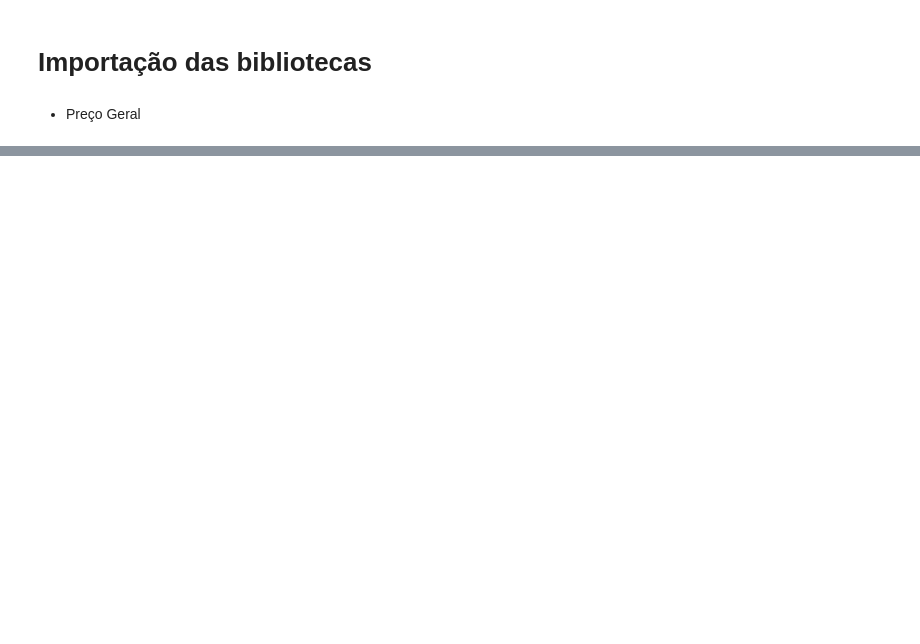
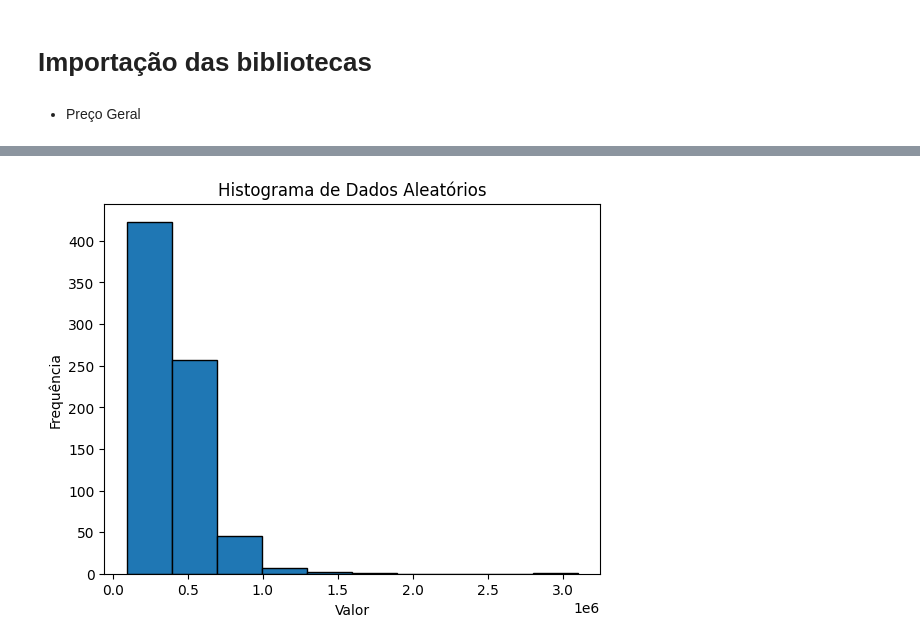
Before and after one commit to rodrigorocha1/extracao_viva_real_selenium, a Jupyter notebook: notebooks_exemplo/visualizacaov2.ipynb, the cells around one changed output, grey strips where cells are left out. Saved outputs shown, nothing was run; the diff lists cells and outputs as text; code cells hidden in the pictures; blank space fills up the shorter version.

```diff
--- a/notebooks_exemplo/visualizacaov2.ipynb
+++ b/notebooks_exemplo/visualizacaov2.ipynb
@@ -438,0 +350,18 @@ sns.histplot(dados_sumarezinho, x='preco', kde=True)
+# %%
+import matplotlib.pyplot as plt
+
+# Gerar dados aleatórios
+
+
+# Criar o histograma
+plt.hist(base_temp['preco'], edgecolor='black' , )
+
+# Adicionar título e rótulos aos eixos
+plt.title('Histograma de Dados Aleatórios')
+plt.xlabel('Valor')
+plt.ylabel('Frequência')
+
+# Mostrar o gráfico
+plt.show()
+# %% [output]
+[figure, added]
```
Also changed, not shown: parts of 91 cells of this notebook, 2 other files.
